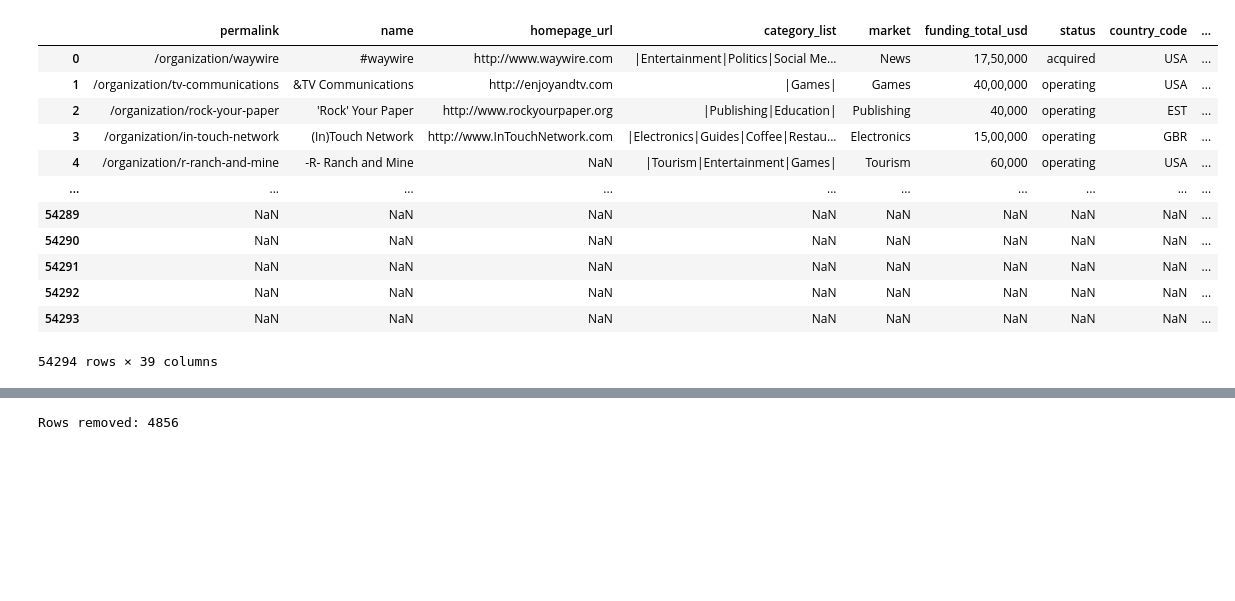
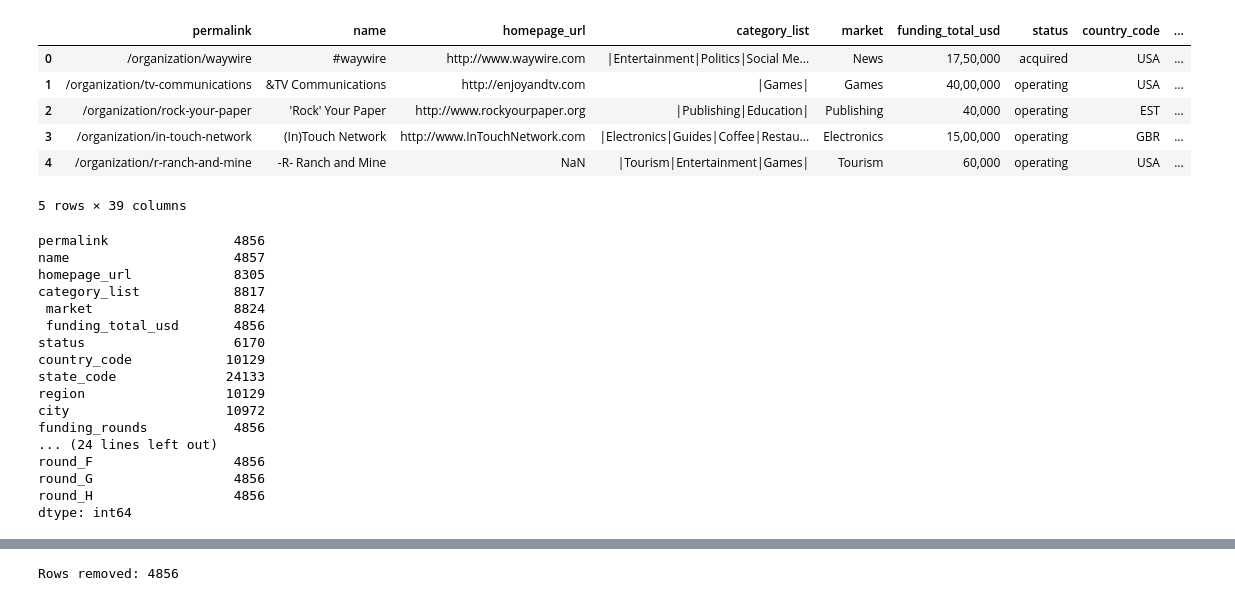
Before and after one commit to pedromariaanf-a11y/MLII, a Jupyter notebook: teste.ipynb, the cells around one changed output, grey strips where cells are left out. Drawn from its saved outputs; the diff is of its cells as text; code cells hidden in the pictures; blank space fills up the shorter version.

```diff
--- a/teste.ipynb
+++ b/teste.ipynb
@@ -5,18 +4,32 @@ import seaborn as sns
 # %%
 df = pd.read_csv("investments_VC.csv", encoding="latin1")
 
-df
+df.head()
 # %% [output]
 |  | permalink | name | homepage_url | category_list | market | funding_total_usd | status | country_code | ... |
 | 0 | /organization/waywire | #waywire | http://www.waywire.com | |Entertainment|Politics|Social Me... | News | 17,50,000 | acquired | USA | ... |
 | 1 | /organization/tv-communications | &TV Communications | http://enjoyandtv.com | |Games| | Games | 40,00,000 | operating | USA | ... |
 | 2 | /organization/rock-your-paper | 'Rock' Your Paper | http://www.rockyourpaper.org | |Publishing|Education| | Publishing | 40,000 | operating | EST | ... |
 | 3 | /organization/in-touch-network | (In)Touch Network | http://www.InTouchNetwork.com | |Electronics|Guides|Coffee|Restau... | Electronics | 15,00,000 | operating | GBR | ... |
 | 4 | /organization/r-ranch-and-mine | -R- Ranch and Mine | NaN | |Tourism|Entertainment|Games| | Tourism | 60,000 | operating | USA | ... |
-| ... | ... | ... | ... | ... | ... | ... | ... | ... | ... |
-| 54289 | NaN | NaN | NaN | NaN | NaN | NaN | NaN | NaN | ... |
-| 54290 | NaN | NaN | NaN | NaN | NaN | NaN | NaN | NaN | ... |
-| 54291 | NaN | NaN | NaN | NaN | NaN | NaN | NaN | NaN | ... |
-| 54292 | NaN | NaN | NaN | NaN | NaN | NaN | NaN | NaN | ... |
-| 54293 | NaN | NaN | NaN | NaN | NaN | NaN | NaN | NaN | ... |
-54294 rows × 39 columns
+5 rows × 39 columns
+# %%
+df.isna().sum()
+# %% [output]
+permalink                4856
+name                     4857
+homepage_url             8305
+category_list            8817
+ market                  8824
+ funding_total_usd       4856
+status                   6170
+country_code            10129
+state_code              24133
+region                  10129
+city                    10972
+funding_rounds           4856
+... (24 lines left out)
+round_F                  4856
+round_G                  4856
+round_H                  4856
+dtype: int64
```
Also changed, not shown: parts of 19 cells of this notebook.
